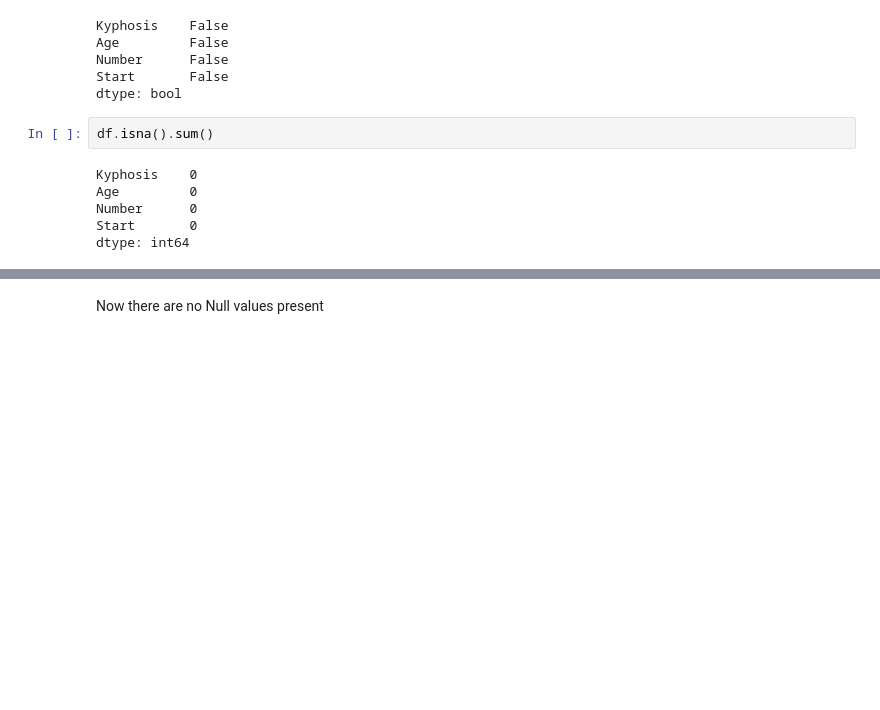
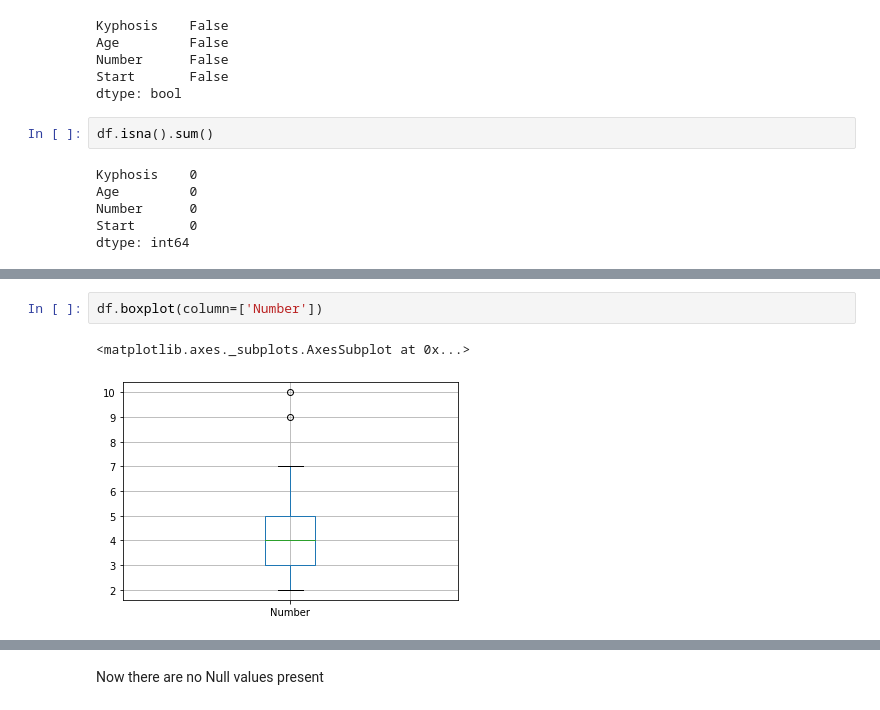
Before and after one commit to arindamdeyofficial/vertebraeSurgeryRiskFactor, a Jupyter notebook: Group307_kyphosis.ipynb, the cells around one changed output, grey strips where cells are left out. Saved outputs shown, nothing was run; the diff lists cells and outputs as text; blank space fills up the shorter version.

```diff
--- a/Group307_kyphosis.ipynb
+++ b/Group307_kyphosis.ipynb
@@ -155,0 +152,5 @@ dtype: int64
+# %%
+df.boxplot(column=['Number'])
+# %% [output]
+<matplotlib.axes._subplots.AxesSubplot at 0x...>
+[figure, added]
```
Also changed, not shown: parts of 7 cells of this notebook.
